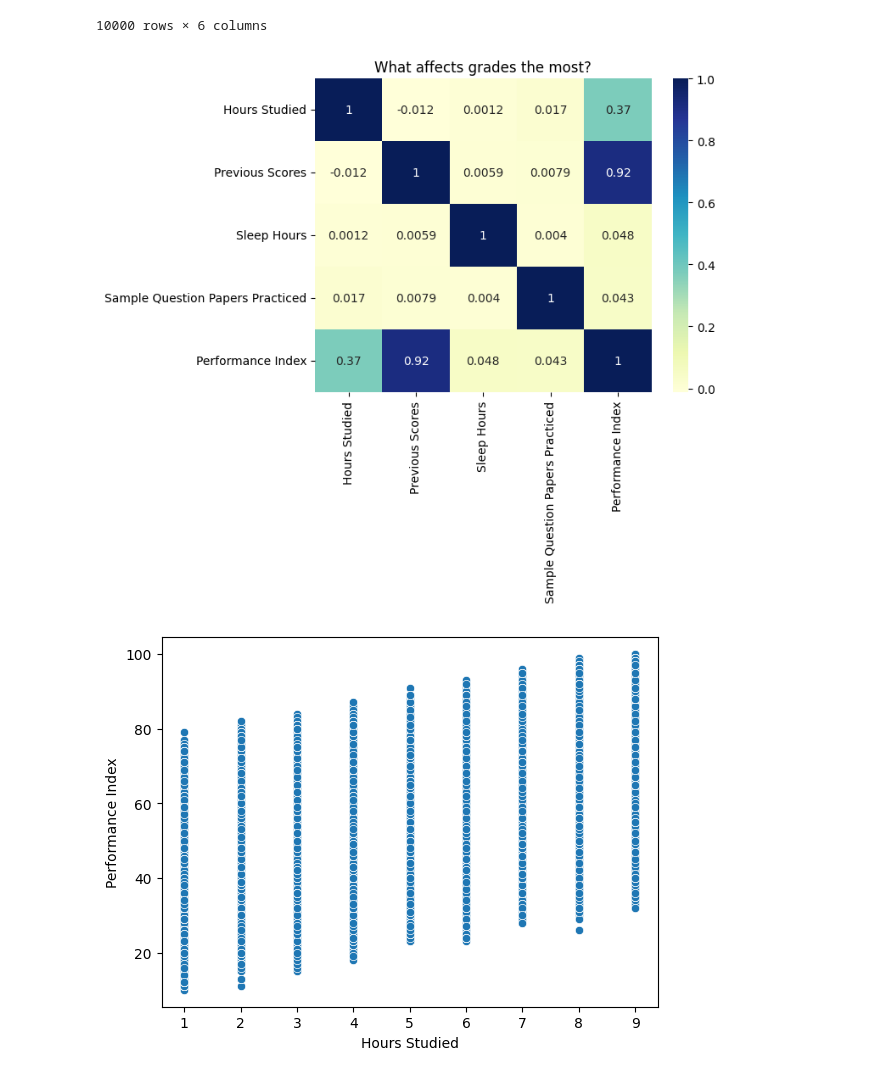
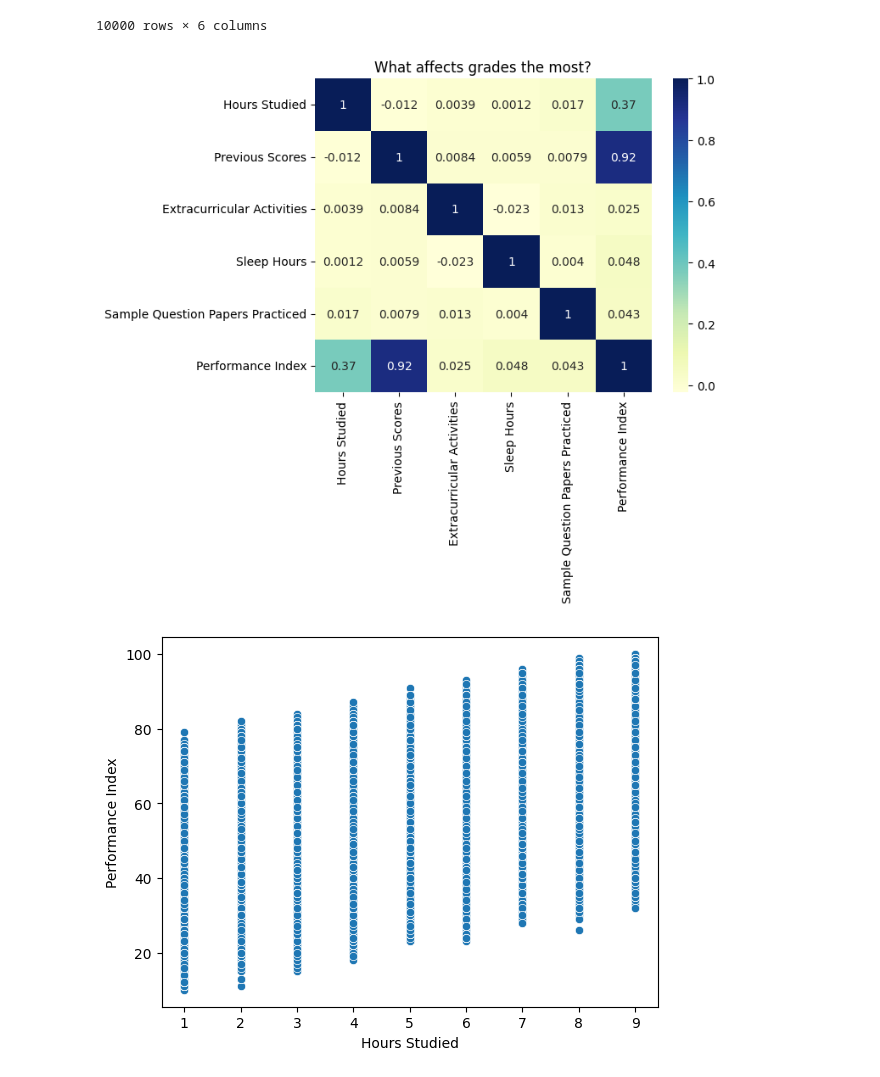
Before and after one commit to vee234o/Cos-201-Assignment-MLR-, a Jupyter notebook: COS_201_Assignment.ipynb, the cells around one changed output. Saved outputs shown, nothing was run; the diff lists cells and outputs as text; code cells hidden in the pictures.

```diff
--- a/COS_201_Assignment.ipynb
+++ b/COS_201_Assignment.ipynb
@@ -12,4 +12,3 @@ from sklearn import metrics
 df = pd.read_csv('Student_Performance.csv')
 # %%
 df.isnull().sum()
-df = df.dropna()
@@ -30,12 +38,14 @@ df
 | 9999 | 7 | 74 | No | 8 | 1 | ... |
 10000 rows × 6 columns
 # %%
-sns.heatmap(df.corr(numeric_only=True), annot=True, cmap='YlGnBu')
+df['Extracurricular Activities'] = df['Extracurricular Activities'].map({'Yes': 1, 'No': 0})
+
+sns.heatmap(df.corr(), annot=True, cmap='YlGnBu')
 plt.title('What affects grades the most?')
 plt.show()
 
 sns.scatterplot(x='Hours Studied', y='Performance Index', data=df)
 plt.show()
 # %% [output]
-[figure, old version]
+[figure, new version]
 [figure]
```
Also changed, not shown: parts of 9 cells of this notebook.
